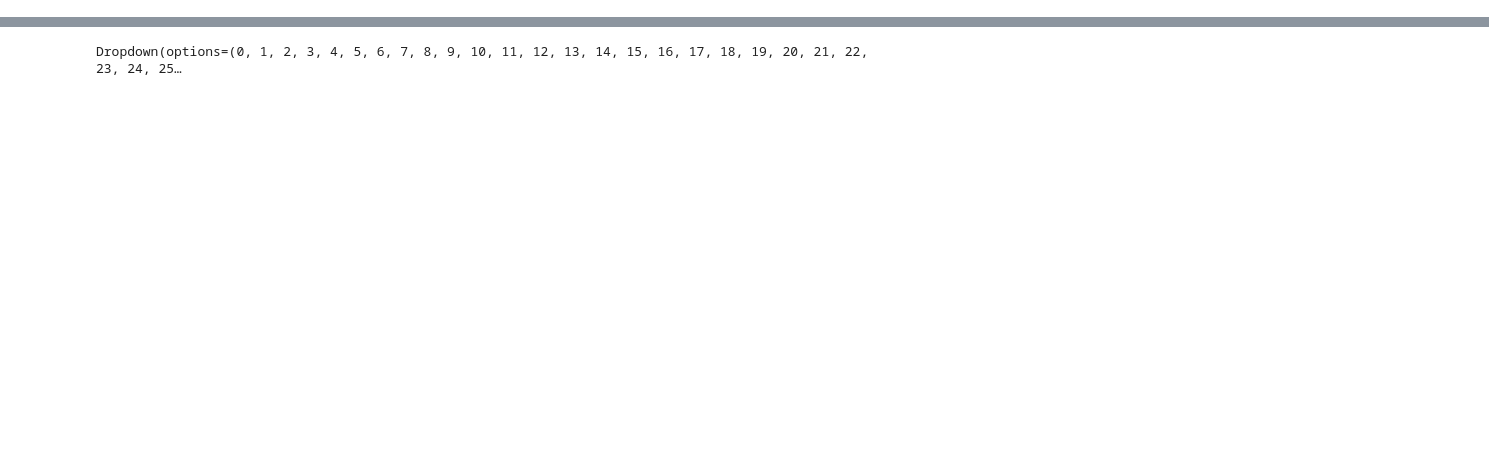
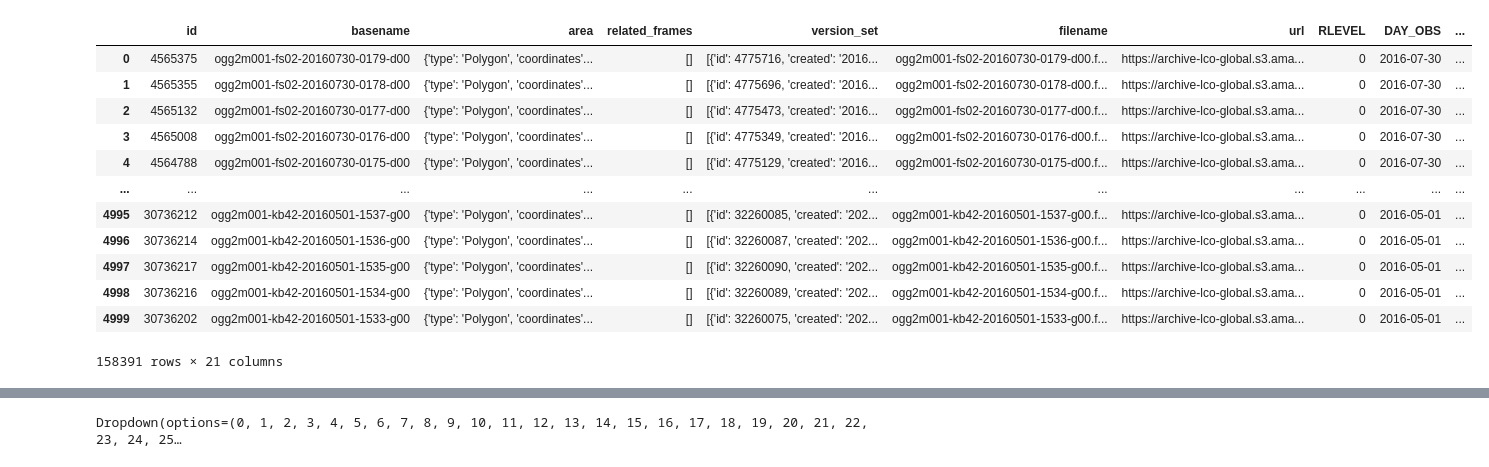
Before and after one commit to elliott-fogg/astronomical_archive_scrapers, a Jupyter notebook: View Data.ipynb, the cells around one changed output, grey strips where cells are left out. Saved outputs shown, nothing was run; the diff lists cells and outputs as text; code cells hidden in the pictures; blank space fills up the shorter version.

```diff
--- a/View Data.ipynb
+++ b/View Data.ipynb
@@ -5,0 +51,17 @@ import ipywidgets as ipw
+# %%
+df2 = collate_files("data2/lco/ogg_2m0a_2016-02-01_2016-08-01")
+df2
+# %% [output]
+|  | id | basename | area | related_frames | version_set | filename | url | RLEVEL | DAY_OBS | ... |
+| 0 | 4565375 | ogg2m001-fs02-20160730-0179-d00 | {'type': 'Polygon', 'coordinates'... | [] | [{'id': 4775716, 'created': '2016... | ogg2m001-fs02-20160730-0179-d00.f... | https://archive-lco-global.s3.ama... | 0 | 2016-07-30 | ... |
+| 1 | 4565355 | ogg2m001-fs02-20160730-0178-d00 | {'type': 'Polygon', 'coordinates'... | [] | [{'id': 4775696, 'created': '2016... | ogg2m001-fs02-20160730-0178-d00.f... | https://archive-lco-global.s3.ama... | 0 | 2016-07-30 | ... |
+| 2 | 4565132 | ogg2m001-fs02-20160730-0177-d00 | {'type': 'Polygon', 'coordinates'... | [] | [{'id': 4775473, 'created': '2016... | ogg2m001-fs02-20160730-0177-d00.f... | https://archive-lco-global.s3.ama... | 0 | 2016-07-30 | ... |
+| 3 | 4565008 | ogg2m001-fs02-20160730-0176-d00 | {'type': 'Polygon', 'coordinates'... | [] | [{'id': 4775349, 'created': '2016... | ogg2m001-fs02-20160730-0176-d00.f... | https://archive-lco-global.s3.ama... | 0 | 2016-07-30 | ... |
+| 4 | 4564788 | ogg2m001-fs02-20160730-0175-d00 | {'type': 'Polygon', 'coordinates'... | [] | [{'id': 4775129, 'created': '2016... | ogg2m001-fs02-20160730-0175-d00.f... | https://archive-lco-global.s3.ama... | 0 | 2016-07-30 | ... |
+| ... | ... | ... | ... | ... | ... | ... | ... | ... | ... | ... |
+| 4995 | 30736212 | ogg2m001-kb42-20160501-1537-g00 | {'type': 'Polygon', 'coordinates'... | [] | [{'id': 32260085, 'created': '202... | ogg2m001-kb42-20160501-1537-g00.f... | https://archive-lco-global.s3.ama... | 0 | 2016-05-01 | ... |
+| 4996 | 30736214 | ogg2m001-kb42-20160501-1536-g00 | {'type': 'Polygon', 'coordinates'... | [] | [{'id': 32260087, 'created': '202... | ogg2m001-kb42-20160501-1536-g00.f... | https://archive-lco-global.s3.ama... | 0 | 2016-05-01 | ... |
+| 4997 | 30736217 | ogg2m001-kb42-20160501-1535-g00 | {'type': 'Polygon', 'coordinates'... | [] | [{'id': 32260090, 'created': '202... | ogg2m001-kb42-20160501-1535-g00.f... | https://archive-lco-global.s3.ama... | 0 | 2016-05-01 | ... |
+| 4998 | 30736216 | ogg2m001-kb42-20160501-1534-g00 | {'type': 'Polygon', 'coordinates'... | [] | [{'id': 32260089, 'created': '202... | ogg2m001-kb42-20160501-1534-g00.f... | https://archive-lco-global.s3.ama... | 0 | 2016-05-01 | ... |
+| 4999 | 30736202 | ogg2m001-kb42-20160501-1533-g00 | {'type': 'Polygon', 'coordinates'... | [] | [{'id': 32260075, 'created': '202... | ogg2m001-kb42-20160501-1533-g00.f... | https://archive-lco-global.s3.ama... | 0 | 2016-05-01 | ... |
+158391 rows × 21 columns
```
Also changed, not shown: parts of 37 cells of this notebook, 10 other files.
